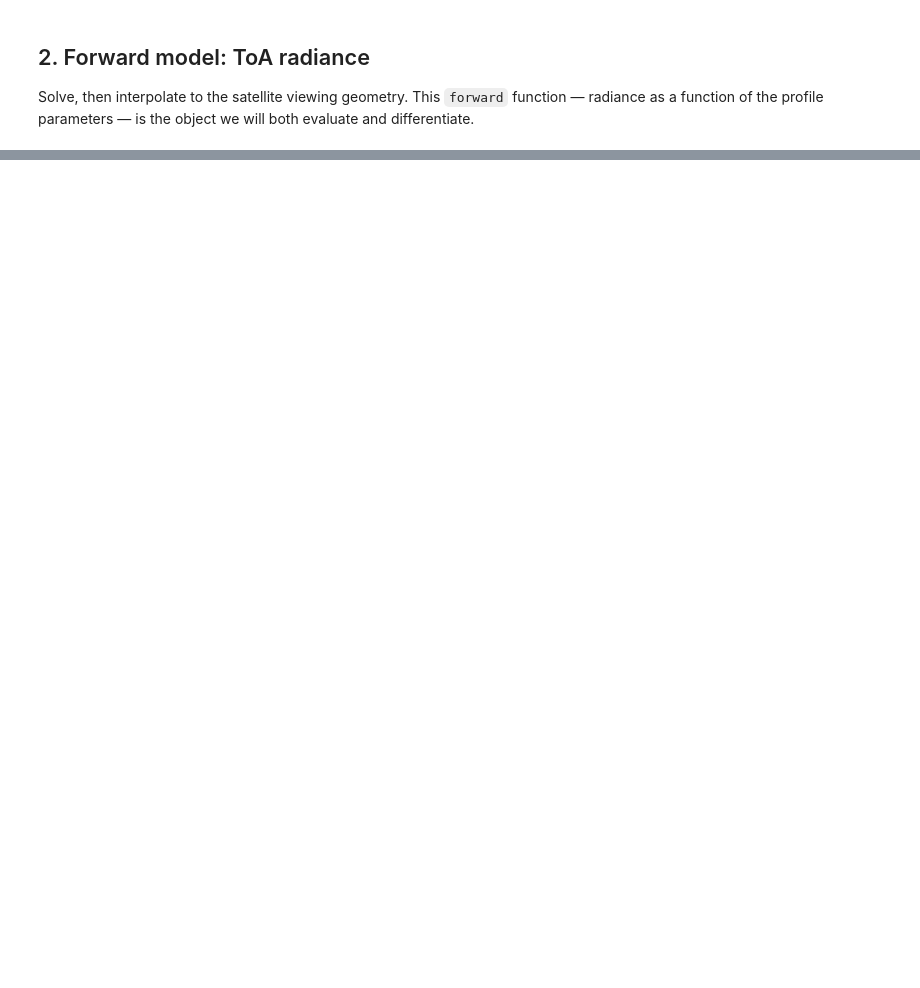
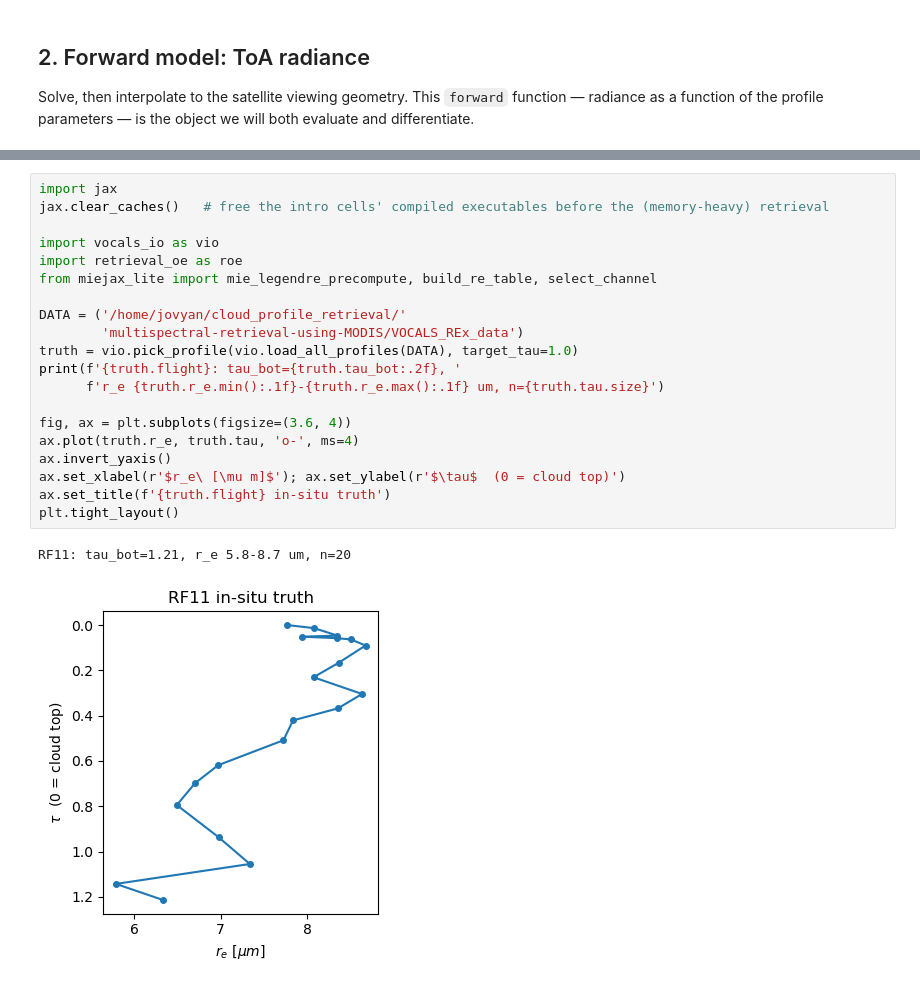
Before and after one commit to dhjx1996/Pythonic-DISORT_inhomogeneous_atmosphere, a Jupyter notebook: docs/riccati_solver_VOCALS_retrieval.ipynb, the cells around one changed output, grey strips where cells are left out. Saved outputs shown, nothing was run; the diff lists cells and outputs as text; blank space fills up the shorter version.

```diff
--- a/docs/riccati_solver_VOCALS_retrieval.ipynb
+++ b/docs/riccati_solver_VOCALS_retrieval.ipynb
@@ -101,0 +121,23 @@ A real retrieval stacks several MODIS bands (0.645 µm constrains $\tau$, 2.13
+# %%
+import jax
+jax.clear_caches()   # free the intro cells' compiled executables before the (memory-heavy) retrieval
+
+import vocals_io as vio
+import retrieval_oe as roe
+from miejax_lite import mie_legendre_precompute, build_re_table, select_channel
+
+DATA = ('/home/jovyan/cloud_profile_retrieval/'
+        'multispectral-retrieval-using-MODIS/VOCALS_REx_data')
+truth = vio.pick_profile(vio.load_all_profiles(DATA), target_tau=1.0)
+print(f'{truth.flight}: tau_bot={truth.tau_bot:.2f}, '
+      f'r_e {truth.r_e.min():.1f}-{truth.r_e.max():.1f} um, n={truth.tau.size}')
+
+fig, ax = plt.subplots(figsize=(3.6, 4))
+ax.plot(truth.r_e, truth.tau, 'o-', ms=4)
+ax.invert_yaxis()
+ax.set_xlabel(r'$r_e\ [\mu m]$'); ax.set_ylabel(r'$\tau$  (0 = cloud top)')
+ax.set_title(f'{truth.flight} in-situ truth')
+plt.tight_layout()
+# %% [output]
+RF11: tau_bot=1.21, r_e 5.8-8.7 um, n=20
+[figure, added]
```
Also changed, not shown: parts of 21 cells of this notebook, 12 other files.
